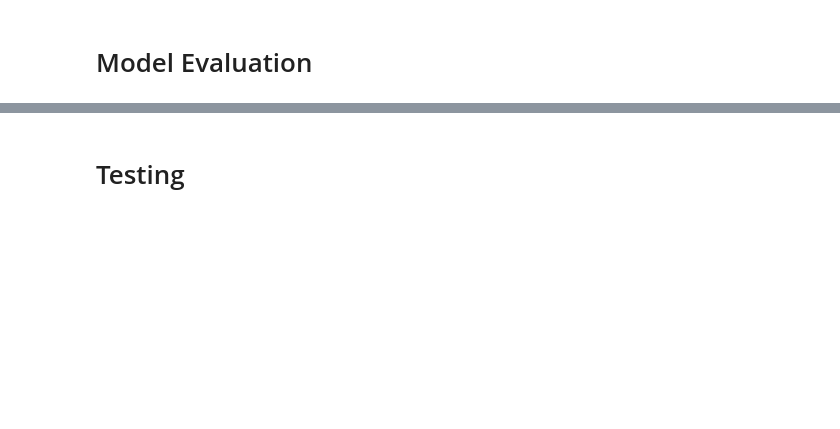
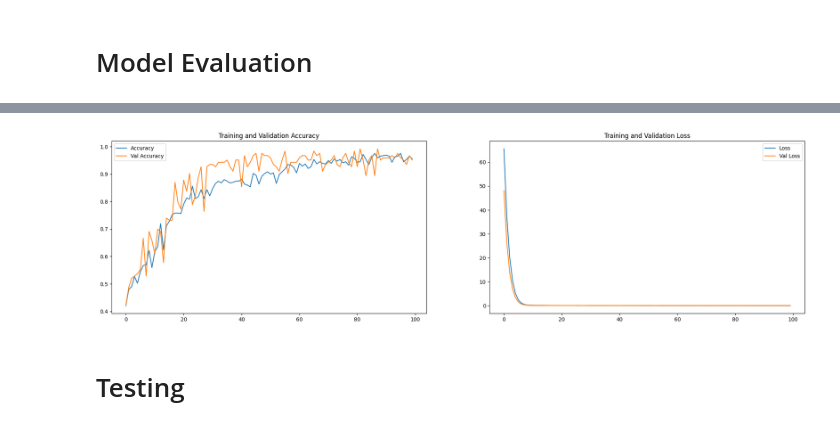
Before and after one commit to Vizia-Project/eye-infection-detection, a Jupyter notebook: eye-infection.ipynb, the cells around one changed output, grey strips where cells are left out. Drawn from its saved outputs; the diff is of its cells as text; code cells hidden in the pictures; blank space fills up the shorter version.

```diff
--- a/eye-infection.ipynb
+++ b/eye-infection.ipynb
@@ -153,3 +242,19 @@ model.evaluate(val_ds)
+# %%
+fig, ax = plt.subplots(1, 2, figsize=(24, 6))
+
+ax[0].plot(model_obj.history['accuracy'], label='Accuracy')
+ax[0].plot(model_obj.history['val_accuracy'], label='Val Accuracy')
+ax[0].set_title('Training and Validation Accuracy')
+ax[0].legend()
+
+ax[1].plot(model_obj.history['loss'], label='Loss')
+ax[1].plot(model_obj.history['val_loss'], label='Val Loss')
+ax[1].set_title('Training and Validation Loss')
+ax[1].legend()
+
+plt.show()
+# %% [output]
+[figure, added]
 # %% [markdown]
 # Testing
 # %%
```
Also changed, not shown: parts of 19 cells of this notebook, 2 other files.
